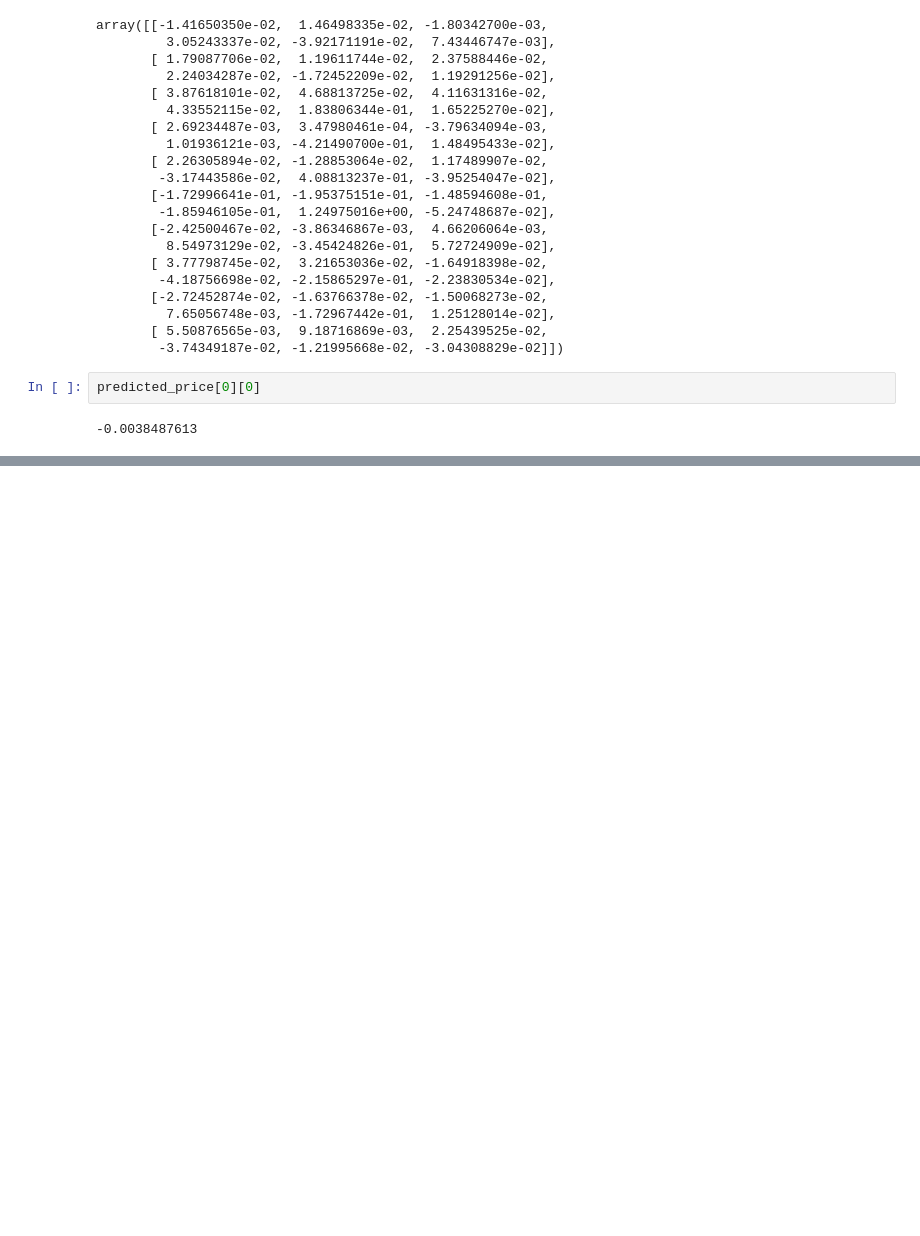
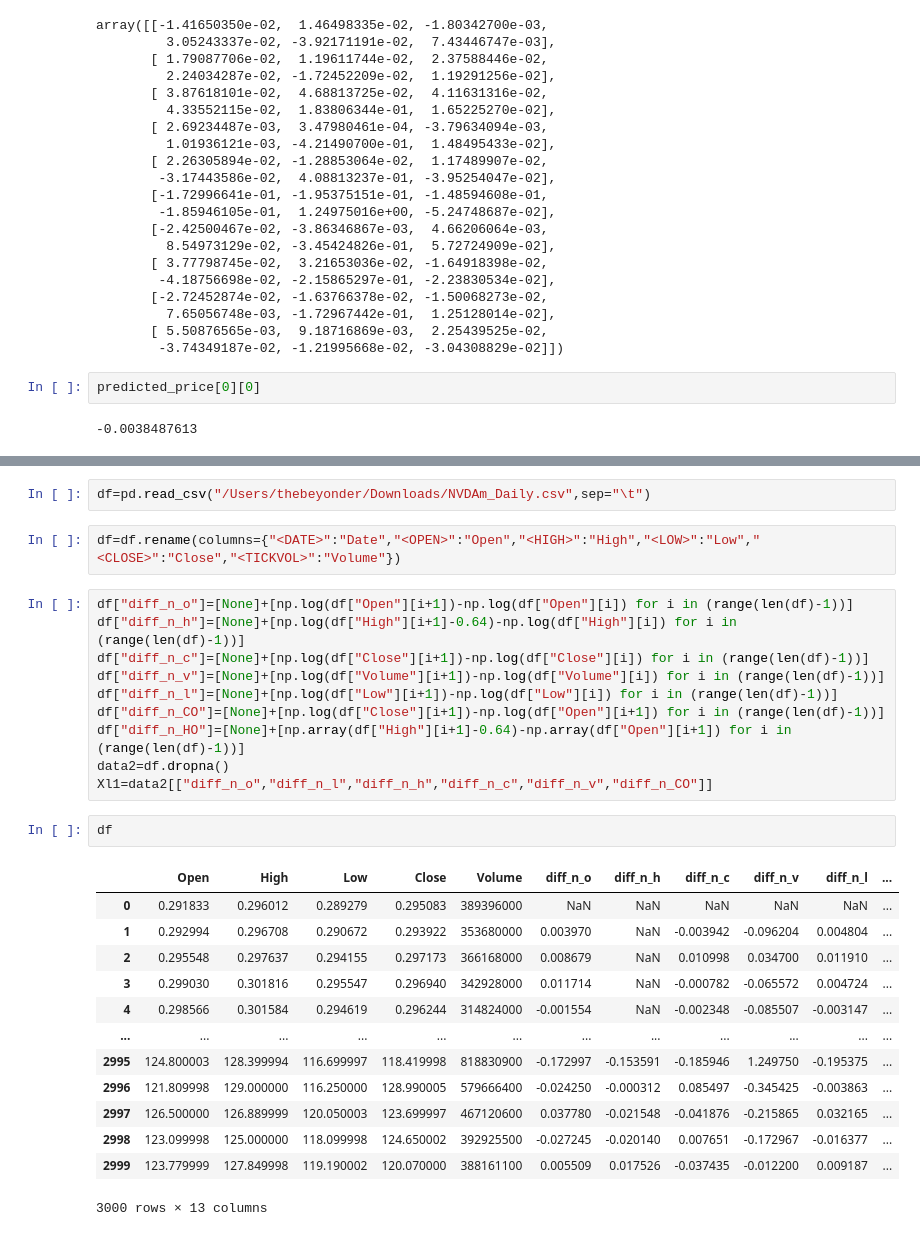
Before and after one commit to J0MP0L/AIstock, a Jupyter notebook: Alpaca.ipynb, the cells around one changed output, grey strips where cells are left out. Saved outputs shown, nothing was run; the diff lists cells and outputs as text; blank space fills up the shorter version.

```diff
--- a/Alpaca.ipynb
+++ b/Alpaca.ipynb
@@ -346,0 +395,30 @@ print(stock)
+# %%
+df=pd.read_csv("/Users/thebeyonder/Downloads/NVDAm_Daily.csv",sep="\t")
+# %%
+df=df.rename(columns={"<DATE>":"Date","<OPEN>":"Open","<HIGH>":"High","<LOW>":"Low","<CLOSE>":"Close","<TICKVOL>":"Volume"})
+# %%
+df["diff_n_o"]=[None]+[np.log(df["Open"][i+1])-np.log(df["Open"][i]) for i in (range(len(df)-1))]
+df["diff_n_h"]=[None]+[np.log(df["High"][i+1]-0.64)-np.log(df["High"][i]) for i in (range(len(df)-1))]
+df["diff_n_c"]=[None]+[np.log(df["Close"][i+1])-np.log(df["Close"][i]) for i in (range(len(df)-1))]
+df["diff_n_v"]=[None]+[np.log(df["Volume"][i+1])-np.log(df["Volume"][i]) for i in (range(len(df)-1))]
+df["diff_n_l"]=[None]+[np.log(df["Low"][i+1])-np.log(df["Low"][i]) for i in (range(len(df)-1))]
+df["diff_n_CO"]=[None]+[np.log(df["Close"][i+1])-np.log(df["Open"][i+1]) for i in (range(len(df)-1))]
+df["diff_n_HO"]=[None]+[np.array(df["High"][i+1]-0.64)-np.array(df["Open"][i+1]) for i in (range(len(df)-1))]
+data2=df.dropna()
+Xl1=data2[["diff_n_o","diff_n_l","diff_n_h","diff_n_c","diff_n_v","diff_n_CO"]]
+# %%
+df
+# %% [output]
+|  | Open | High | Low | Close | Volume | diff_n_o | diff_n_h | diff_n_c | diff_n_v | diff_n_l | ... |
+| 0 | 0.291833 | 0.296012 | 0.289279 | 0.295083 | 389396000 | NaN | NaN | NaN | NaN | NaN | ... |
+| 1 | 0.292994 | 0.296708 | 0.290672 | 0.293922 | 353680000 | 0.003970 | NaN | -0.003942 | -0.096204 | 0.004804 | ... |
+| 2 | 0.295548 | 0.297637 | 0.294155 | 0.297173 | 366168000 | 0.008679 | NaN | 0.010998 | 0.034700 | 0.011910 | ... |
+| 3 | 0.299030 | 0.301816 | 0.295547 | 0.296940 | 342928000 | 0.011714 | NaN | -0.000782 | -0.065572 | 0.004724 | ... |
+| 4 | 0.298566 | 0.301584 | 0.294619 | 0.296244 | 314824000 | -0.001554 | NaN | -0.002348 | -0.085507 | -0.003147 | ... |
+| ... | ... | ... | ... | ... | ... | ... | ... | ... | ... | ... | ... |
+| 2995 | 124.800003 | 128.399994 | 116.699997 | 118.419998 | 818830900 | -0.172997 | -0.153591 | -0.185946 | 1.249750 | -0.195375 | ... |
+| 2996 | 121.809998 | 129.000000 | 116.250000 | 128.990005 | 579666400 | -0.024250 | -0.000312 | 0.085497 | -0.345425 | -0.003863 | ... |
+| 2997 | 126.500000 | 126.889999 | 120.050003 | 123.699997 | 467120600 | 0.037780 | -0.021548 | -0.041876 | -0.215865 | 0.032165 | ... |
+| 2998 | 123.099998 | 125.000000 | 118.099998 | 124.650002 | 392925500 | -0.027245 | -0.020140 | 0.007651 | -0.172967 | -0.016377 | ... |
+| 2999 | 123.779999 | 127.849998 | 119.190002 | 120.070000 | 388161100 | 0.005509 | 0.017526 | -0.037435 | -0.012200 | 0.009187 | ... |
+3000 rows × 13 columns
```
Also changed, not shown: parts of 50 cells of this notebook, 1 other file.
